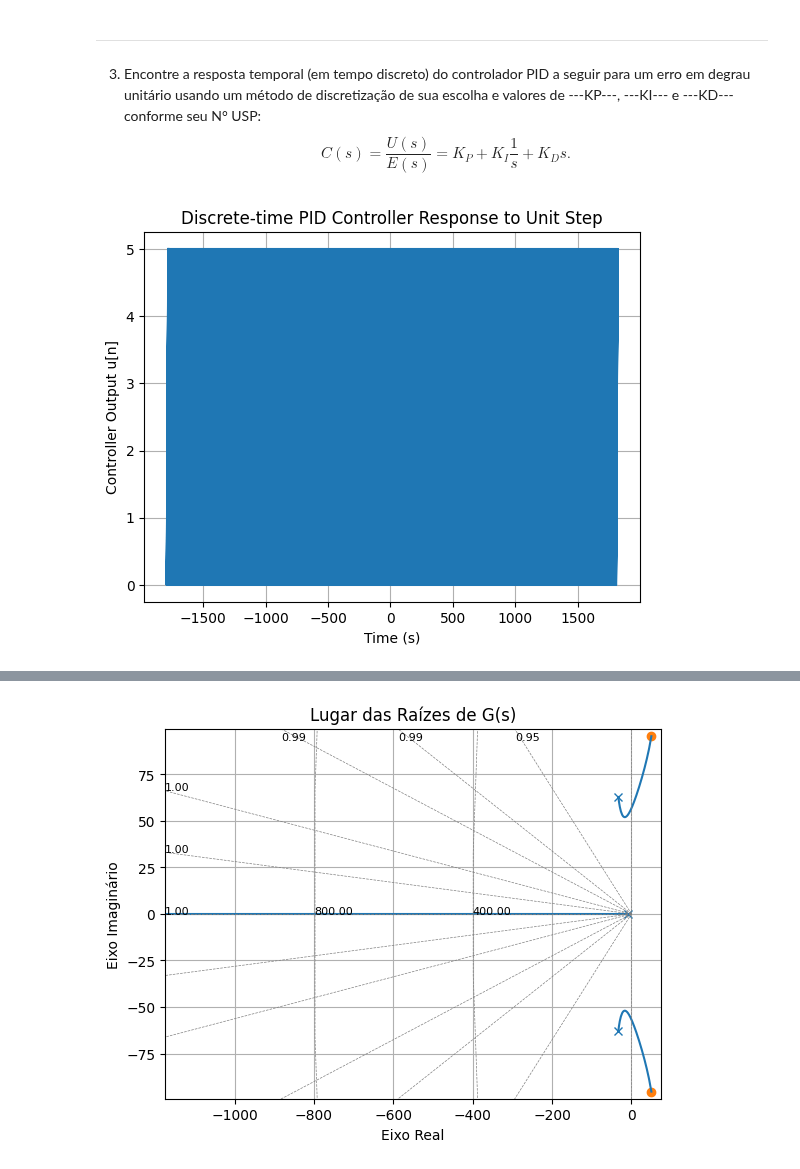
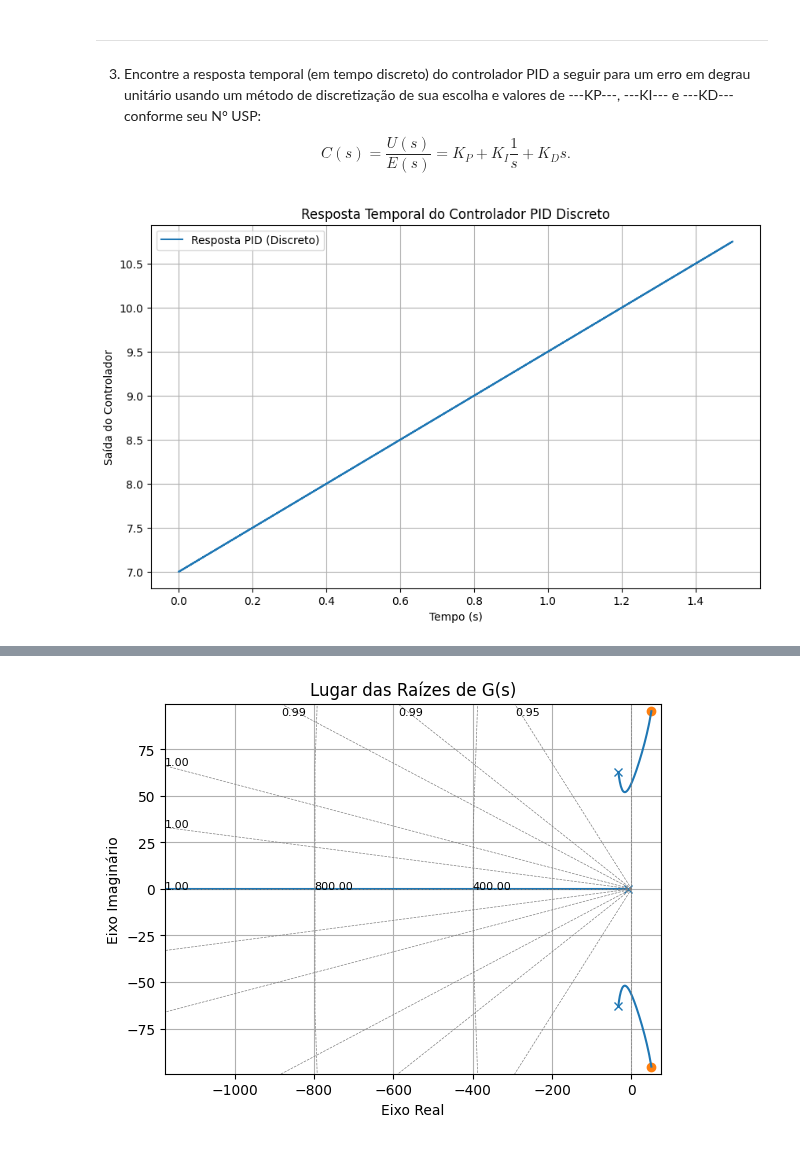
Before and after one commit to SKaiquelima/advanced-control, a Jupyter notebook: DigitalCtrl/PLab/PLab_11800910.ipynb, the cells around one changed output, grey strips where cells are left out. Drawn from its saved outputs; the diff is of its cells as text; code cells hidden in the pictures.

```diff
--- a/DigitalCtrl/PLab/PLab_11800910.ipynb
+++ b/DigitalCtrl/PLab/PLab_11800910.ipynb
@@ -3,15 +3,15 @@
 
 > Felipe Andrade Garcia Tommaselli- 11800910
 # %%
-A = 3.4 # 2.7
-B = 97 # 28
+A = 2.7
+B = 28
 Kp = 7
 Ki = 2.5
 Kd = 0.9
-T = 0.075 # 0.069
+T = 0.069
 R1 = 27
-L1 = 8 # mH
-C1 = 10 # microF
+L1 = 8e-3  #  (8 mH)
+C1 = 10e-6 # (10 μF)
 
 global A, B, Kp, Ki, Kd, T, R1, L1, C1
 # %%
@@ -247,14 +251,15 @@ t_out, y_out = step(Cz, time)
 # %%
-# Plot the step response
-plt.figure()
-plt.step(t_out, y_out, where='post')
-plt.title('Discrete-time PID Controller Response to Unit Step')
-plt.xlabel('Time (s)')
-plt.ylabel('Controller Output u[n]')
+# Plotar a saída do controlador
+plt.figure(figsize=(10, 6))
+plt.step(t, u, where='post', label="Resposta PID (Discreto)")
+plt.title("Resposta Temporal do Controlador PID Discreto")
+plt.xlabel("Tempo (s)")
+plt.ylabel("Saída do Controlador")
 plt.grid(True)
+plt.legend()
 plt.show()
 # %% [output]
-[figure, old version]
+[figure, new version]
 # %% [markdown]
 ---
 
```
Also changed, not shown: parts of 8 cells of this notebook.
